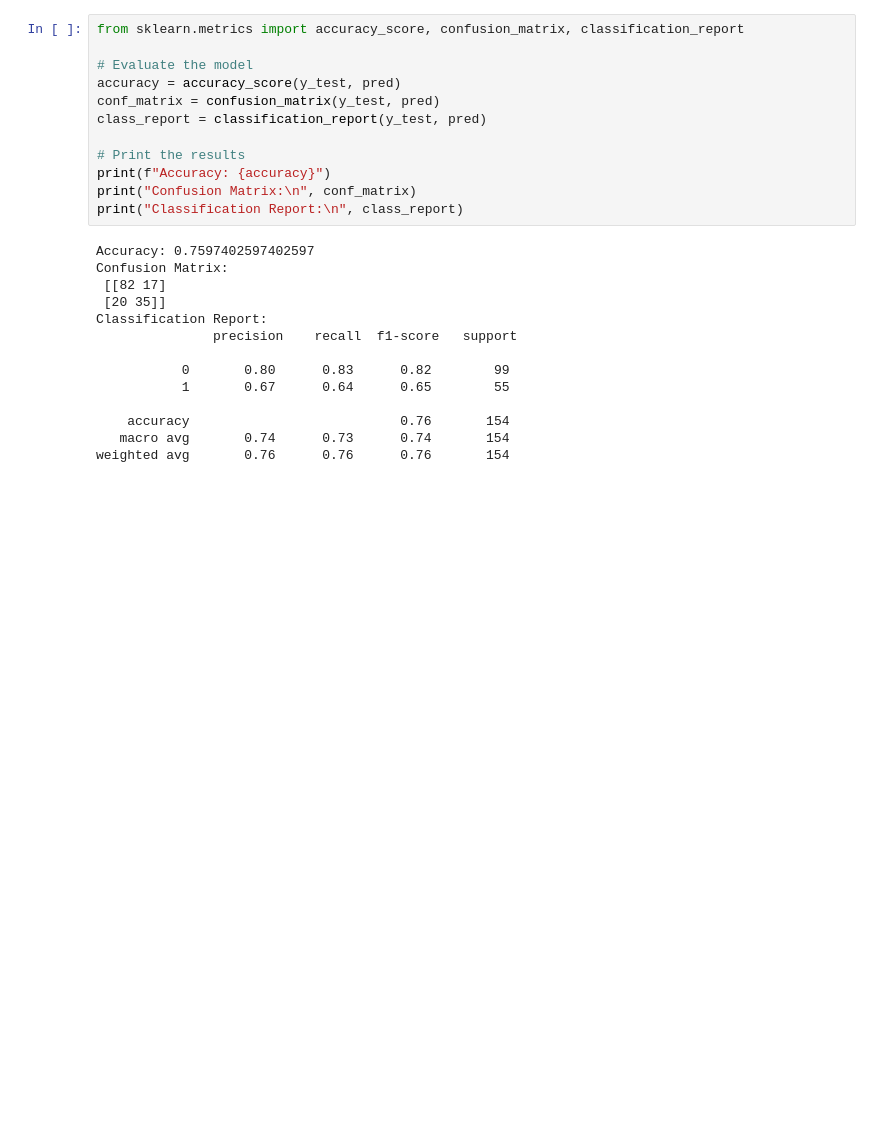
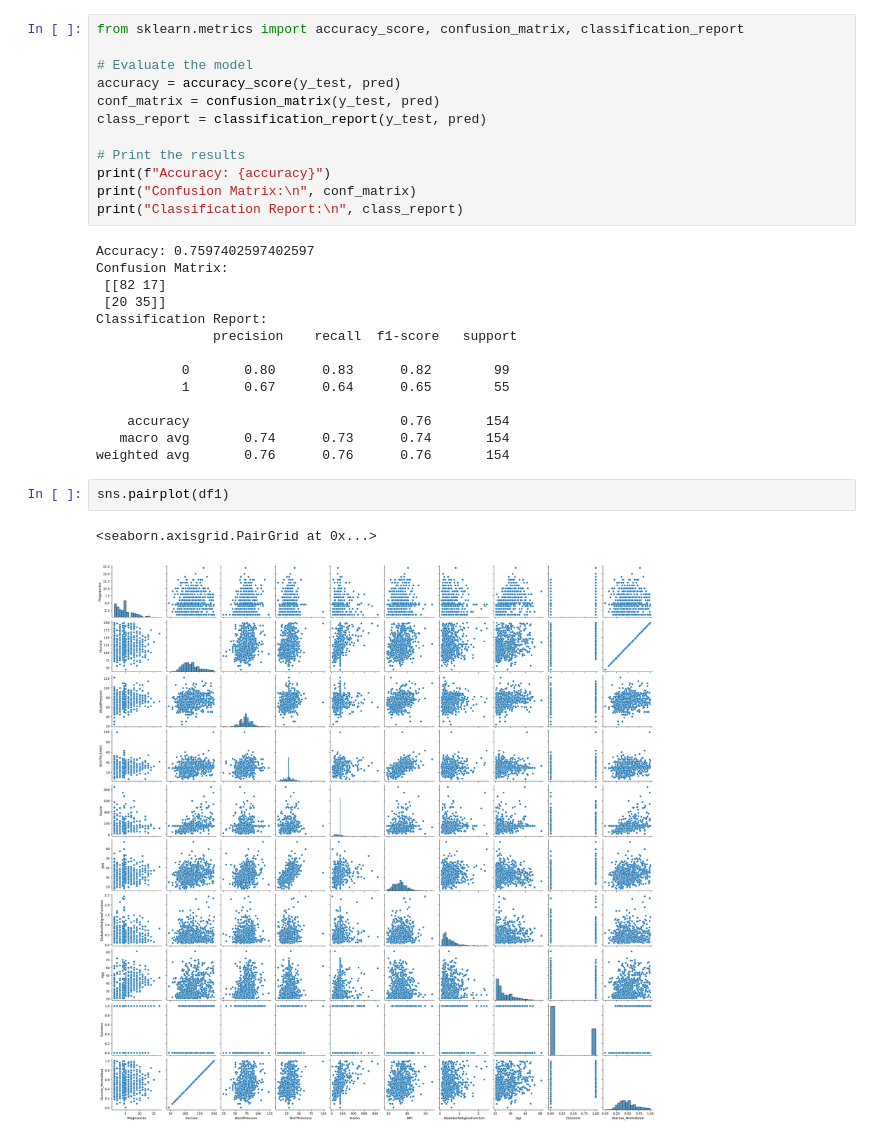
Before and after one commit to najnin26/Data-Mining, a Jupyter notebook: missing-values.ipynb, the cells around one changed output. Drawn from its saved outputs; the diff is of its cells as text; blank space fills up the shorter version.

```diff
--- a/missing-values.ipynb
+++ b/missing-values.ipynb
@@ -364,3 +364,8 @@ Classification Report:
     accuracy                           0.76       154
    macro avg       0.74      0.73      0.74       154
 weighted avg       0.76      0.76      0.76       154
+# %%
+sns.pairplot(df1)
+# %% [output]
+<seaborn.axisgrid.PairGrid at 0x...>
+[figure, added]
```
Also changed, not shown: parts of 1 cell of this notebook.
